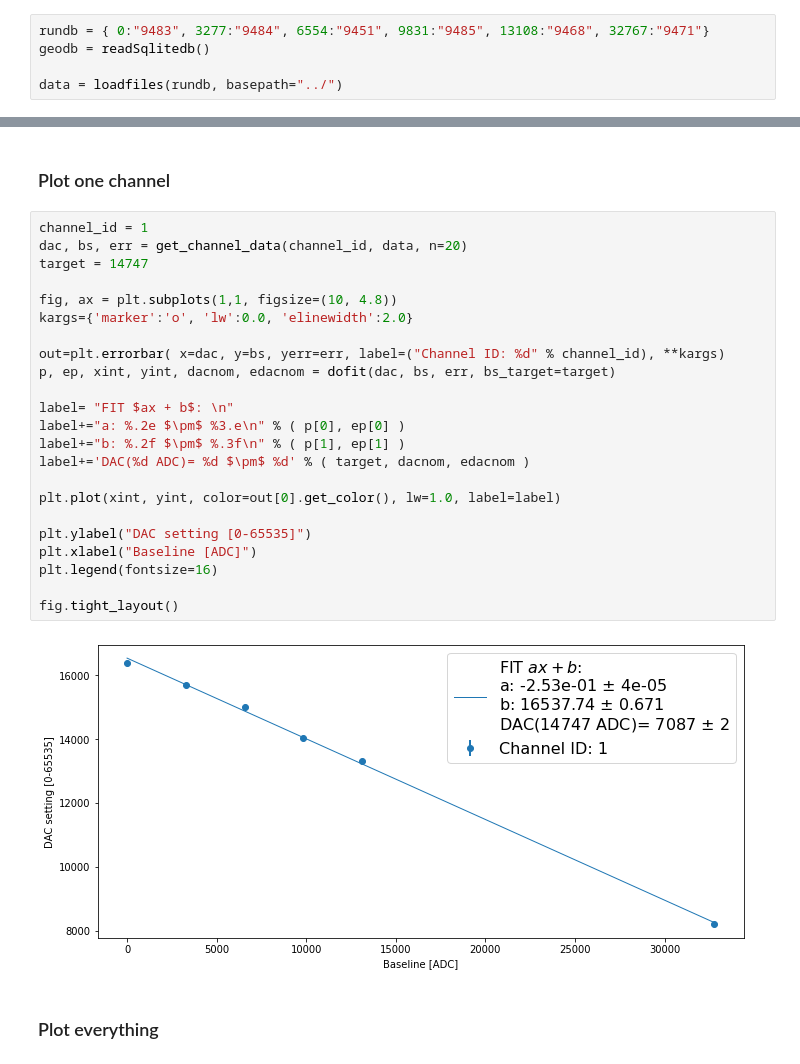
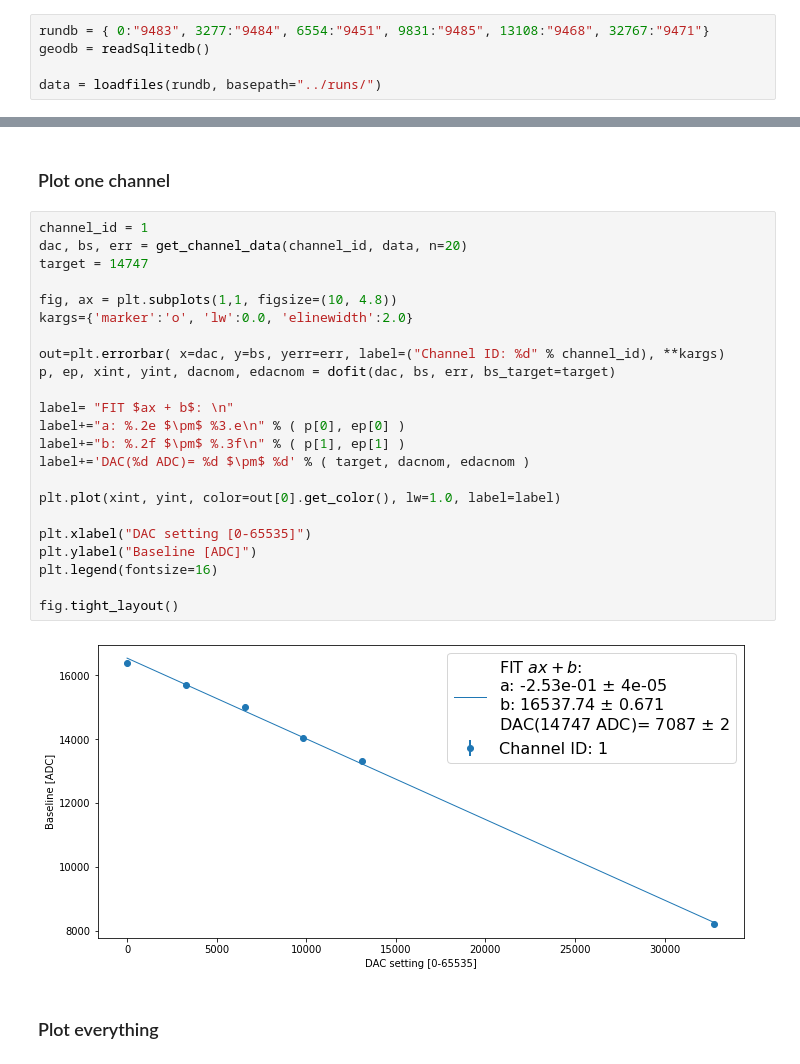
Before and after one commit to mvicenzi/pmt-baselines, a Jupyter notebook: python/calibrate_baselines.ipynb, the cells around one changed output, grey strips where cells are left out. Cells and saved outputs as stored; diff of their text form.

```diff
--- a/python/calibrate_baselines.ipynb
+++ b/python/calibrate_baselines.ipynb
@@ -178,7 +178,7 @@ Several runs at different DC offset values of the DAC, using the configuration w
 rundb = { 0:"9483", 3277:"9484", 6554:"9451", 9831:"9485", 13108:"9468", 32767:"9471"}
 geodb = readSqlitedb()
 
-data = loadfiles(rundb, basepath="../")
+data = loadfiles(rundb, basepath="../runs/")
 # %%
 issues = check_baseline_stability(geodb, rundb, data, n=20)
 #print(issues.items())
@@ -213,28 +213,28 @@ Run 9483, pedestal 0: 14 channels
 # %%
 channel_id = 1
 dac, bs, err = get_channel_data(channel_id, data, n=20)
 target = 14747
 
 fig, ax = plt.subplots(1,1, figsize=(10, 4.8))
 kargs={'marker':'o', 'lw':0.0, 'elinewidth':2.0}
 
 out=plt.errorbar( x=dac, y=bs, yerr=err, label=("Channel ID: %d" % channel_id), **kargs)
 p, ep, xint, yint, dacnom, edacnom = dofit(dac, bs, err, bs_target=target)
 
 label= "FIT $ax + b$: \n"
 label+="a: %.2e $\pm$ %3.e\n" % ( p[0], ep[0] )
 label+="b: %.2f $\pm$ %.3f\n" % ( p[1], ep[1] )
 label+='DAC(%d ADC)= %d $\pm$ %d' % ( target, dacnom, edacnom )
 
 plt.plot(xint, yint, color=out[0].get_color(), lw=1.0, label=label)
 
-plt.ylabel("DAC setting [0-65535]")
-plt.xlabel("Baseline [ADC]")
+plt.xlabel("DAC setting [0-65535]")
+plt.ylabel("Baseline [ADC]")
 plt.legend(fontsize=16)
 
 fig.tight_layout()
 # %% [output]
-[figure, old version]
+[figure, new version]
 # %% [markdown]
 ### Plot everything
 # %%
```
Also changed, not shown: parts of 13 cells of this notebook, 3 other files.
